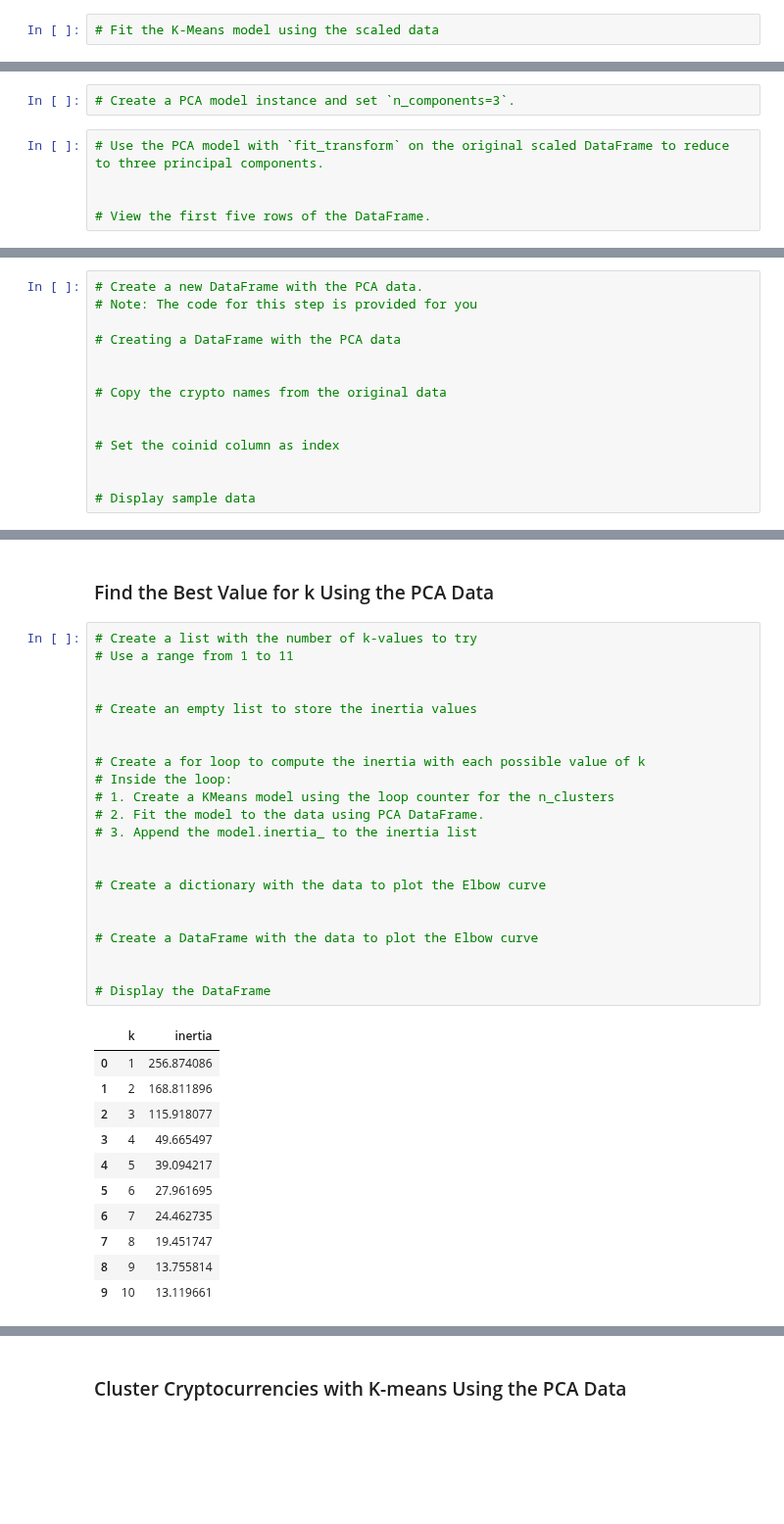
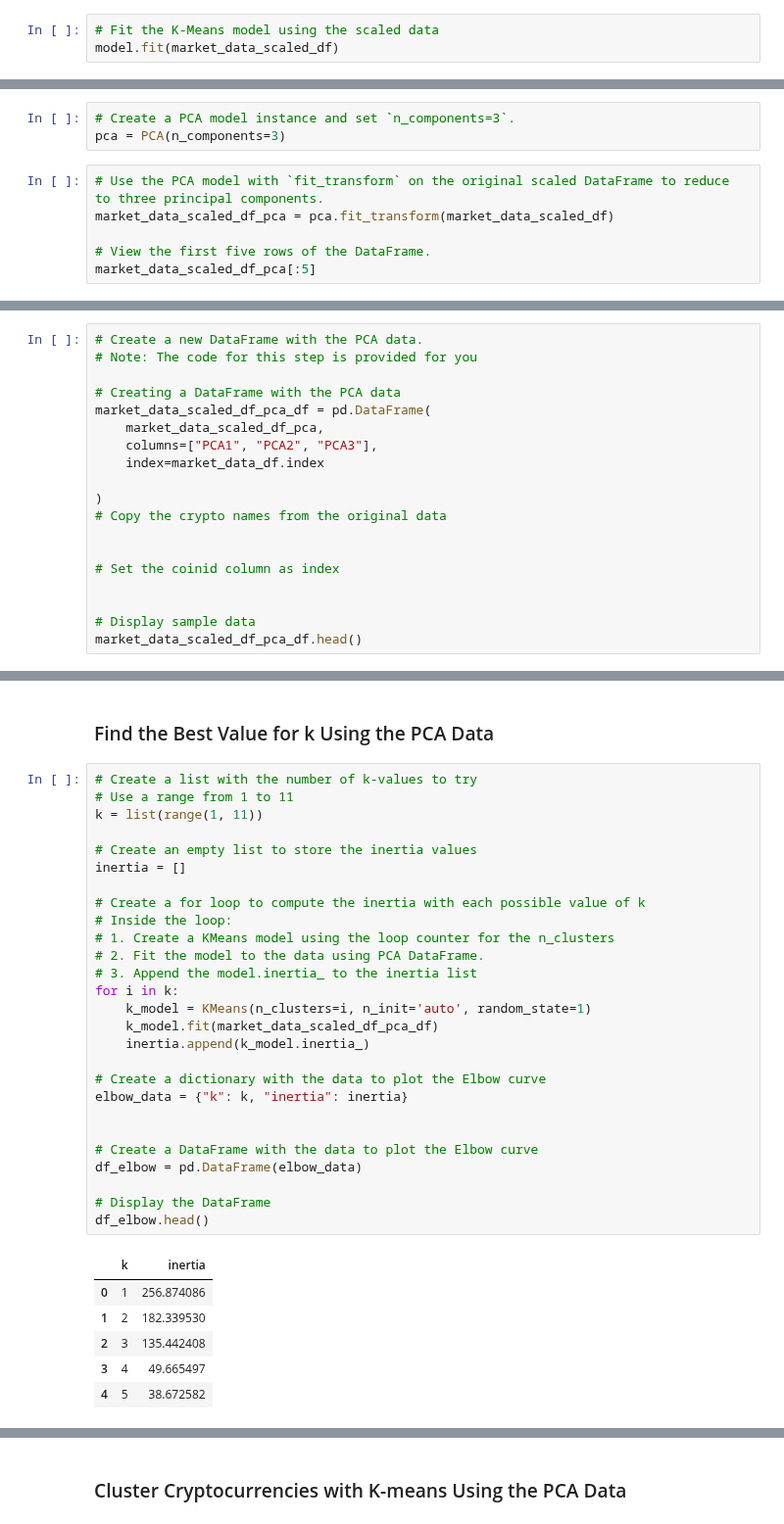
Before and after one commit to iabdullah42/CryptoClustering, a Jupyter notebook: Starter_Code/Crypto_Clustering.ipynb, the cells around one changed output, grey strips where cells are left out. Shown at 98% size. Saved outputs shown, nothing was run; the diff lists cells and outputs as text; blank space fills up the shorter version.

```diff
--- a/Starter_Code/Crypto_Clustering.ipynb
+++ b/Starter_Code/Crypto_Clustering.ipynb
@@ -110,2 +137,3 @@ market_data_df.describe()
 # %%
 # Fit the K-Means model using the scaled data
+model.fit(market_data_scaled_df)
@@ -137,11 +181,13 @@ market_data_df.describe()
 ### Optimize Clusters with Principal Component Analysis.
 # %%
 # Create a PCA model instance and set `n_components=3`.
+pca = PCA(n_components=3)
 # %%
 # Use the PCA model with `fit_transform` on the original scaled DataFrame to reduce to three principal components.
-
+market_data_scaled_df_pca = pca.fit_transform(market_data_scaled_df)
 
 # View the first five rows of the DataFrame.
+market_data_scaled_df_pca[:5]
 # %% [output]
 array([[-0.60066733,  0.84276006,  0.46159457],
        [-0.45826071,  0.45846566,  0.95287678],
@@ -163,8 +210,12 @@ array([0.3719856 , 0.34700813, 0.17603793])
 # Note: The code for this step is provided for you
 
 # Creating a DataFrame with the PCA data
+market_data_scaled_df_pca_df = pd.DataFrame(
+    market_data_scaled_df_pca,
+    columns=["PCA1", "PCA2", "PCA3"],
+    index=market_data_df.index
 
-
+)
 # Copy the crypto names from the original data
 
 
@@ -172,6 +223,7 @@ array([0.3719856 , 0.34700813, 0.17603793])
 
 
 # Display sample data
+market_data_scaled_df_pca_df.head()
 # %% [output]
 |  | PCA1 | PCA2 | PCA3 |
 | coin_id |  |  |  |
@@ -190,37 +237,37 @@ array([0.3719856 , 0.34700813, 0.17603793])
 # %%
 # Create a list with the number of k-values to try
 # Use a range from 1 to 11
-
+k = list(range(1, 11))
 
 # Create an empty list to store the inertia values
-
+inertia = []
 
 # Create a for loop to compute the inertia with each possible value of k
 # Inside the loop:
 # 1. Create a KMeans model using the loop counter for the n_clusters
 # 2. Fit the model to the data using PCA DataFrame.
 # 3. Append the model.inertia_ to the inertia list
-
+for i in k:
+    k_model = KMeans(n_clusters=i, n_init='auto', random_state=1)
+    k_model.fit(market_data_scaled_df_pca_df)
+    inertia.append(k_model.inertia_)
 
 # Create a dictionary with the data to plot the Elbow curve
+elbow_data = {"k": k, "inertia": inertia}
 
 
 # Create a DataFrame with the data to plot the Elbow curve
-
+df_elbow = pd.DataFrame(elbow_data)
 
 # Display the DataFrame
+df_elbow.head()
 # %% [output]
 |  | k | inertia |
 | 0 | 1 | 256.874086 |
-| 1 | 2 | 168.811896 |
-| 2 | 3 | 115.918077 |
+| 1 | 2 | 182.339530 |
+| 2 | 3 | 135.442408 |
 | 3 | 4 | 49.665497 |
-| 4 | 5 | 39.094217 |
-| 5 | 6 | 27.961695 |
-| 6 | 7 | 24.462735 |
-| 7 | 8 | 19.451747 |
-| 8 | 9 | 13.755814 |
-| 9 | 10 | 13.119661 |
+| 4 | 5 | 38.672582 |
 # %%
 # Plot a line chart with all the inertia values computed with
 # the different values of k to visually identify the optimal value for k.
```
Also changed, not shown: parts of 24 cells of this notebook.
